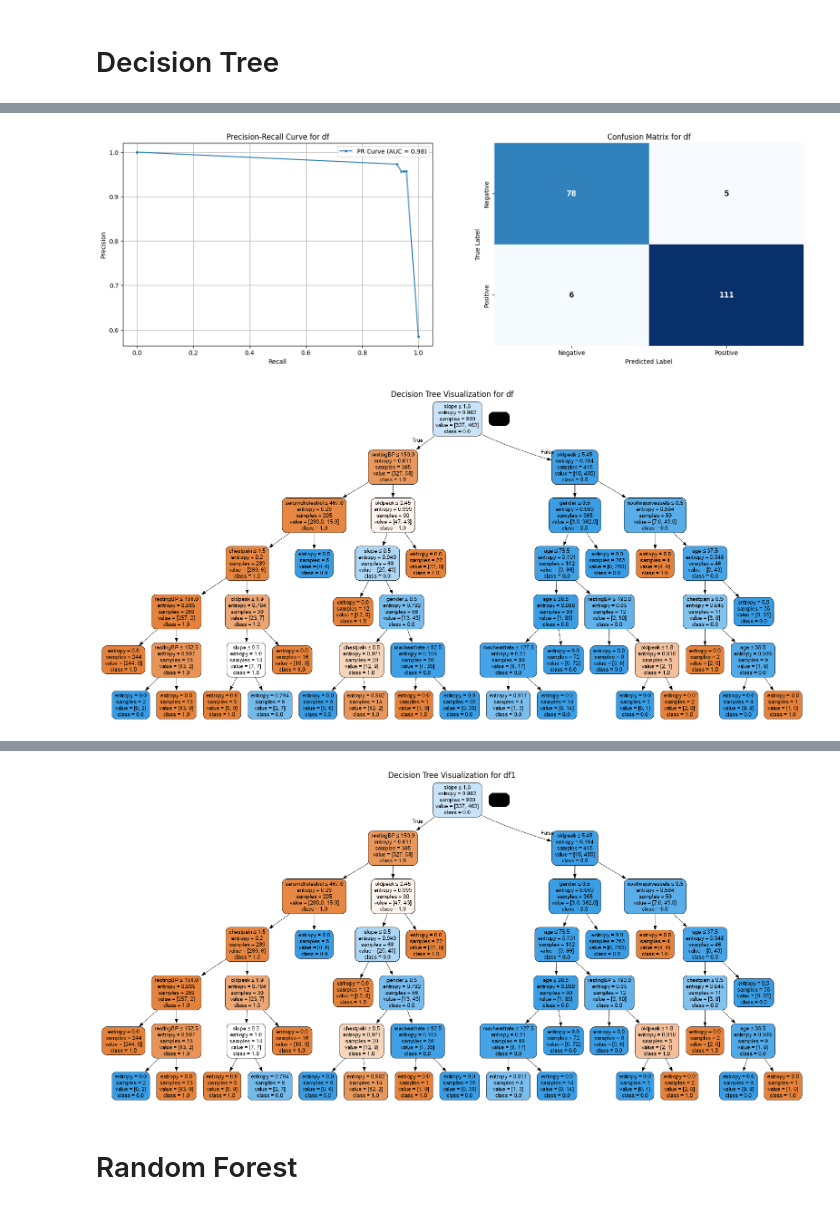
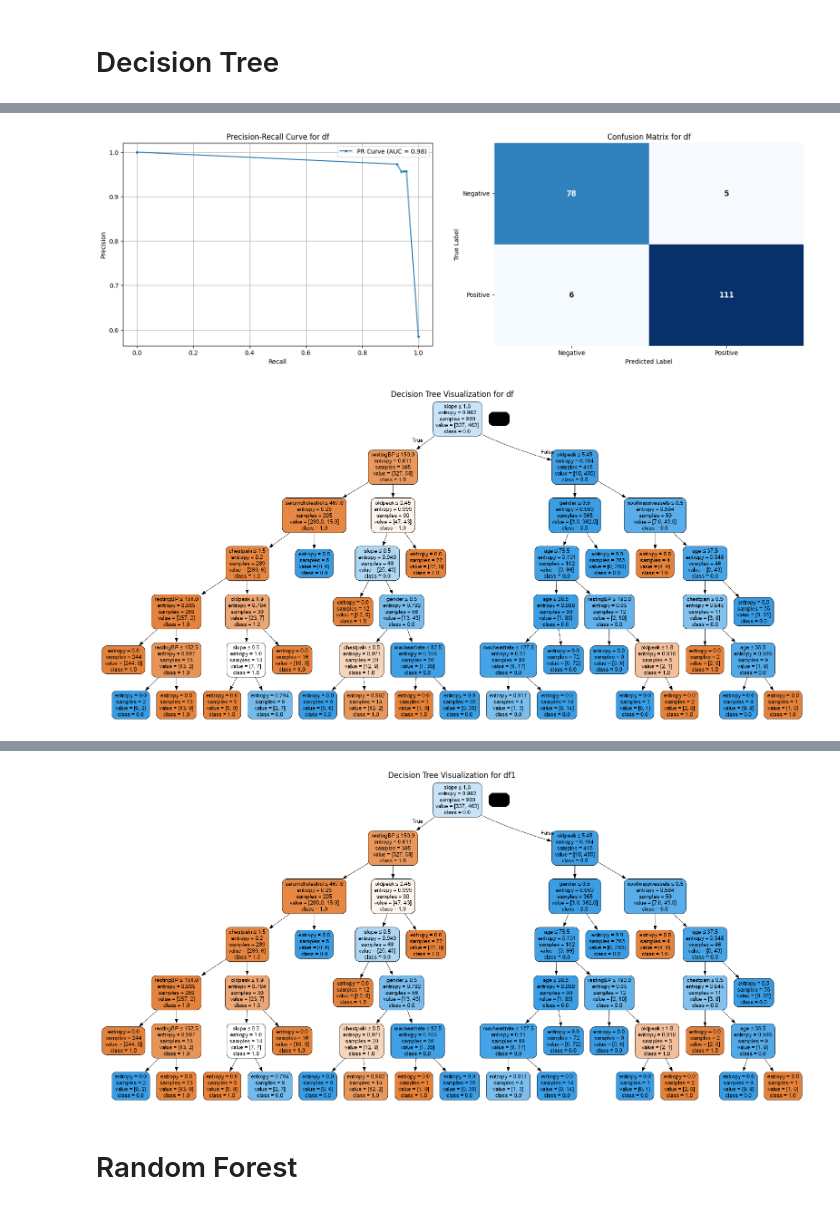
Before and after one commit to ganesh-329/Heart-Disease-Prediction-ML, a Jupyter notebook: cardio/Data_cardiovascular.ipynb, the cells around one changed output, grey strips where cells are left out. Saved outputs shown, nothing was run; the diff lists cells and outputs as text; code cells hidden in the pictures.

```diff
--- a/cardio/Data_cardiovascular.ipynb
+++ b/cardio/Data_cardiovascular.ipynb
@@ -230,7 +230,7 @@ Handling Missing Data
 # for knn imputation we are gonna use df1
 from sklearn.impute import KNNImputer
 
-imputer = KNNImputer()
+imputer = KNNImputer(n_neighbors=7)
 
 df1 = imputer.fit_transform(df1)
 
@@ -365,7 +373,7 @@ pr_curve_images = []
 k_values = []
 
 def knn_pr_curve_and_report(X, y, dataset_label):
-    global pr_curve_images, k_values
+    global pr_curve_images, k_values, results  # Use results dictionary
 
     X_train, X_test, y_train, y_test = train_test_split(X, y, test_size=0.2, random_state=42)
     scaler = StandardScaler()
@@ -381,13 +389,24 @@ def knn_pr_curve_and_report(X, y, dataset_label):
     pr_auc = auc(recall, precision)
     y_pred = knn.predict(X_test_scaled)
     accuracy = accuracy_score(y_test, y_pred)
-    class_report = classification_report(y_test, y_pred)
+    class_report = classification_report(y_test, y_pred, output_dict=True)  # Convert to dict
     conf_matrix = confusion_matrix(y_test, y_pred)
+
+    # Store KNN results
+    results["KNN"][dataset_label] = {
+        "optimal_k": optimal_k,
+        "accuracy": accuracy,
+        "pr_auc": pr_auc,
+        "precision": precision.tolist(),
+        "recall": recall.tolist(),
+        "classification_report": class_report,
+        "confusion_matrix": conf_matrix.tolist()
+    }
 
     print(f"Optimal k for {dataset_label}: {optimal_k}")
     print(f"AUC-PR for {dataset_label}: {pr_auc:.4f}")
     print(f"Accuracy for {dataset_label}: {accuracy:.4f}")
-    print(f"Classification Report for {dataset_label}:\n{class_report}")
+    print(f"Classification Report for {dataset_label}:\n{classification_report(y_test, y_pred)}")
     print(f"Confusion Matrix for {dataset_label}:\n{conf_matrix}")
 
     plt.figure(figsize=(8, 5))
@@ -421,6 +440,7 @@ def knn_pr_curve_and_report(X, y, dataset_label):
     plt.legend()
     plt.grid(True)
     plt.show()
+
 # Define datasets
 datasets = {
     'df': (df, 'target'),
@@ -669,24 +697,43 @@ import matplotlib.image as mpimg
 from sklearn.tree import export_graphviz
 import matplotlib.pyplot as plt
 # %%
+import numpy as np
+import pandas as pd
+import matplotlib.pyplot as plt
+import seaborn as sns
+import pydotplus
+import matplotlib.image as mpimg
+from io import StringIO
+from sklearn.tree import DecisionTreeClassifier, export_graphviz
+from sklearn.metrics import (confusion_matrix, classification_report,
+                             precision_recall_curve, auc, accuracy_score,
+                             average_precision_score, make_scorer)
+from sklearn.model_selection import train_test_split, GridSearchCV
+
+
 def evaluate_decision_tree(X, y, dataset_label):
+    global results
+
+    # Ensure "Decision Tree" exists in results
+    if "Decision Tree" not in results:
+        results["Decision Tree"] = {}
 
     X_train, X_test, y_train, y_test = train_test_split(X, y, test_size=0.2, random_state=42)
 
-    # Define the hyperparameter grid for  GridSearchCV
+    # Define hyperparameter grid for GridSearchCV
     param_grid = {'max_depth': range(3, 11),
-                  'criterion': ['gini', 'entropy'] }
+                  'criterion': ['gini', 'entropy']}
 
-    # Initialize GridSearchCV with cross-validation and avg. precison score as the scoring metric
+    # Initialize GridSearchCV with cross-validation and avg. precision score as the scoring metric
     grid_search = GridSearchCV(DecisionTreeClassifier(random_state=42), param_grid, scoring=make_scorer(average_precision_score), cv=5)
     grid_search.fit(X_train, y_train)
 
-    # Get the best hyperparameters and the best model
+    # Get the best hyperparameters and model
     best_params = grid_search.best_params_
     print(f'Optimal parameters: {best_params}')
     best_decisiontree = grid_search.best_estimator_
 
-    # Get the predicted probabilities for the positive class
+    # Predict probabilities and labels
     y_scores = best_decisiontree.predict_proba(X_test)[:, 1]
     y_pred = best_decisiontree.predict(X_test)
 
@@ -694,13 +741,13 @@ def evaluate_decision_tree(X, y, dataset_label):
     conf_matrix = confusion_matrix(y_test, y_pred)
 
     # Generate classification report
-    class_report = classification_report(y_test, y_pred)
-    print(f'Classification Report for {dataset_label}: \n{class_report}')
+    class_report = classification_report(y_test, y_pred, output_dict=True)
 
-    # Calculate precision and recall values
-    precision, recall, thresholds_pr = precision_recall_curve(y_test, y_scores)
+    # Identify correct positive label dynamically
+    positive_label = "1" if "1" in class_report else list(class_report.keys())[-1]
 
-    # Calculate the area under the PR curve
+    # Calculate precision, recall, and PR AUC
+    precision, recall, _ = precision_recall_curve(y_test, y_scores)
     pr_auc = auc(recall, precision)
     print(f'PR AUC: {pr_auc}')
 
@@ -708,7 +755,18 @@ def evaluate_decision_tree(X, y, dataset_label):
     accuracy = accuracy_score(y_test, y_pred)
     print(f'Accuracy for {dataset_label}: {accuracy:.2f}')
 
-    # Create subplots for the PR curve and confusion matrix
+    # Store results in dictionary
+    results["Decision Tree"][dataset_label] = {
+        "accuracy": accuracy,
+        "precision": class_report[positive_label]["precision"],
+        "recall": class_report[positive_label]["recall"],
+        "f1_score": class_report[positive_label]["f1-score"],
+        "pr_auc": pr_auc,
+        "confusion_matrix": conf_matrix.tolist(),
+        "precision_recall_curve": {"precision": precision.tolist(), "recall": recall.tolist()}
+    }
+
+    # Create subplots for PR curve and confusion matrix
     fig, ax = plt.subplots(1, 2, figsize=(20, 6))
 
     # Plot the PR curve
@@ -720,20 +778,19 @@ def evaluate_decision_tree(X, y, dataset_label):
     ax[0].grid(True)
 
     # Plot confusion matrix
-    sns.heatmap(conf_matrix, annot=True, fmt='d', cmap='Blues', cbar=False, annot_kws={"fontsize": 12, "fontweight": "bold", "ha": "center", "va": "center"}, ax=ax[1])
+    sns.heatmap(conf_matrix, annot=True, fmt='d', cmap='Blues', cbar=False, annot_kws={"fontsize": 12, "fontweight": "bold"}, ax=ax[1])
     ax[1].set_title(f'Confusion Matrix for {dataset_label}')
     ax[1].set_xlabel('Predicted Label')
     ax[1].set_ylabel('True Label')
-    ax[1].set_xticks([0.5, 1.5])
-    ax[1].set_xticklabels(['Negative', 'Positive'])
-    ax[1].set_yticks([0.5, 1.5])
-    ax[1].set_yticklabels(['Negative', 'Positive'])
+    ax[1].set_xticklabels(["Negative", "Positive"], rotation=0)
+    ax[1].set_yticklabels(["Negative", "Positive"], rotation=0)
 
     plt.show()
 
     # Visualize the Decision Tree
     dot_data = StringIO()
-    filename = f"{dataset_label}_tree.png"
+    import time  # Avoid file overwriting
+    filename = f"{dataset_label}_tree_{int(time.time())}.png"
     feature_names = X.columns
     target_names = y.unique().astype(str)
 
@@ -753,7 +810,6 @@ def evaluate_decision_tree(X, y, dataset_label):
     plt.axis('off')
     plt.show()
 
-
 # Dataset labels and data
 datasets = {
     'df': (df, 'target'),
@@ -779,5 +825,5 @@ weighted avg       0.95      0.94      0.95       200
 PR AUC: 0.9764058764592152
 Accuracy for df: 0.94
-[figure, old version]
+[figure, new version]
 [figure]
 Optimal parameters: {'criterion': 'entropy', 'max_depth': 6}
```
Also changed, not shown: parts of 12 cells of this notebook, 17 other files.
